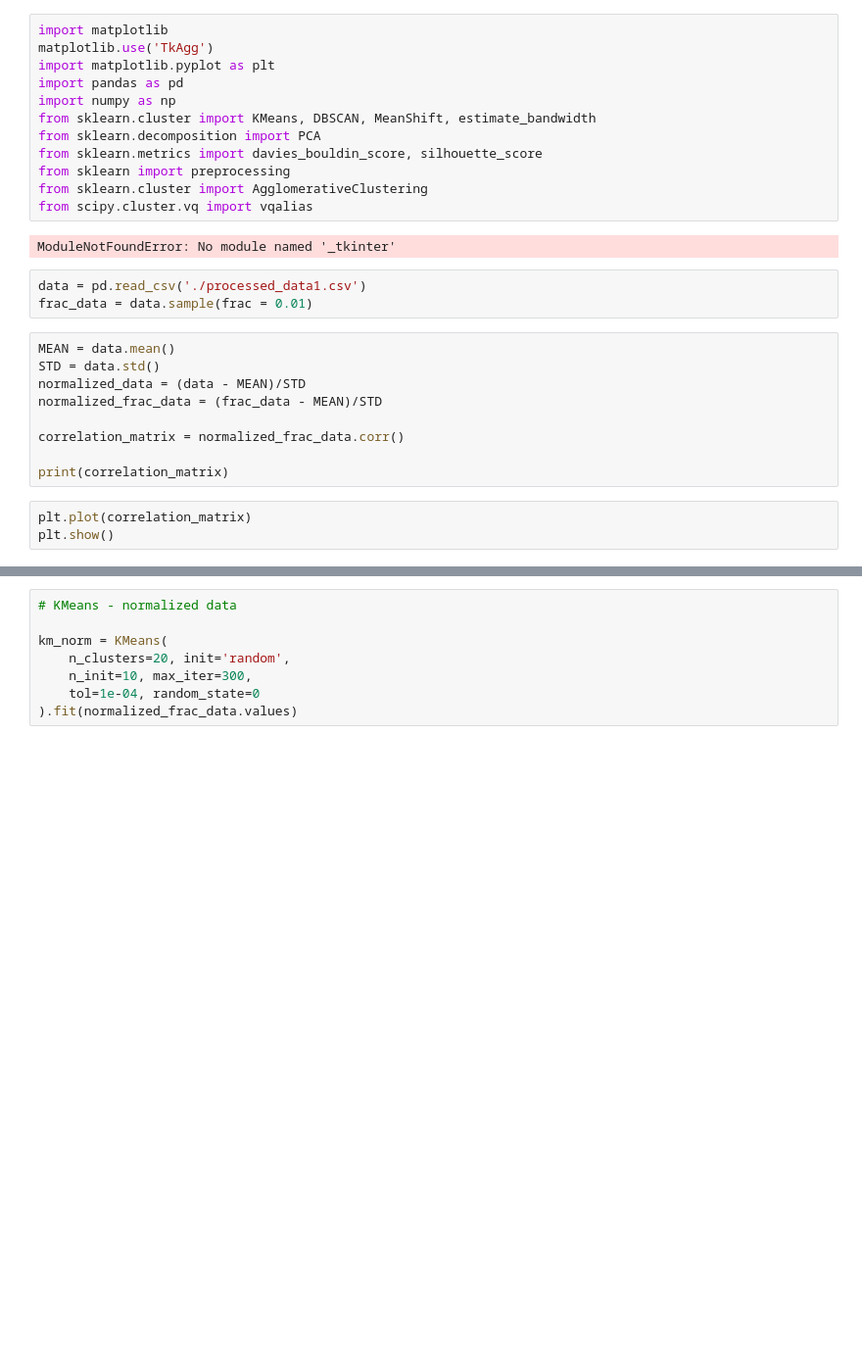
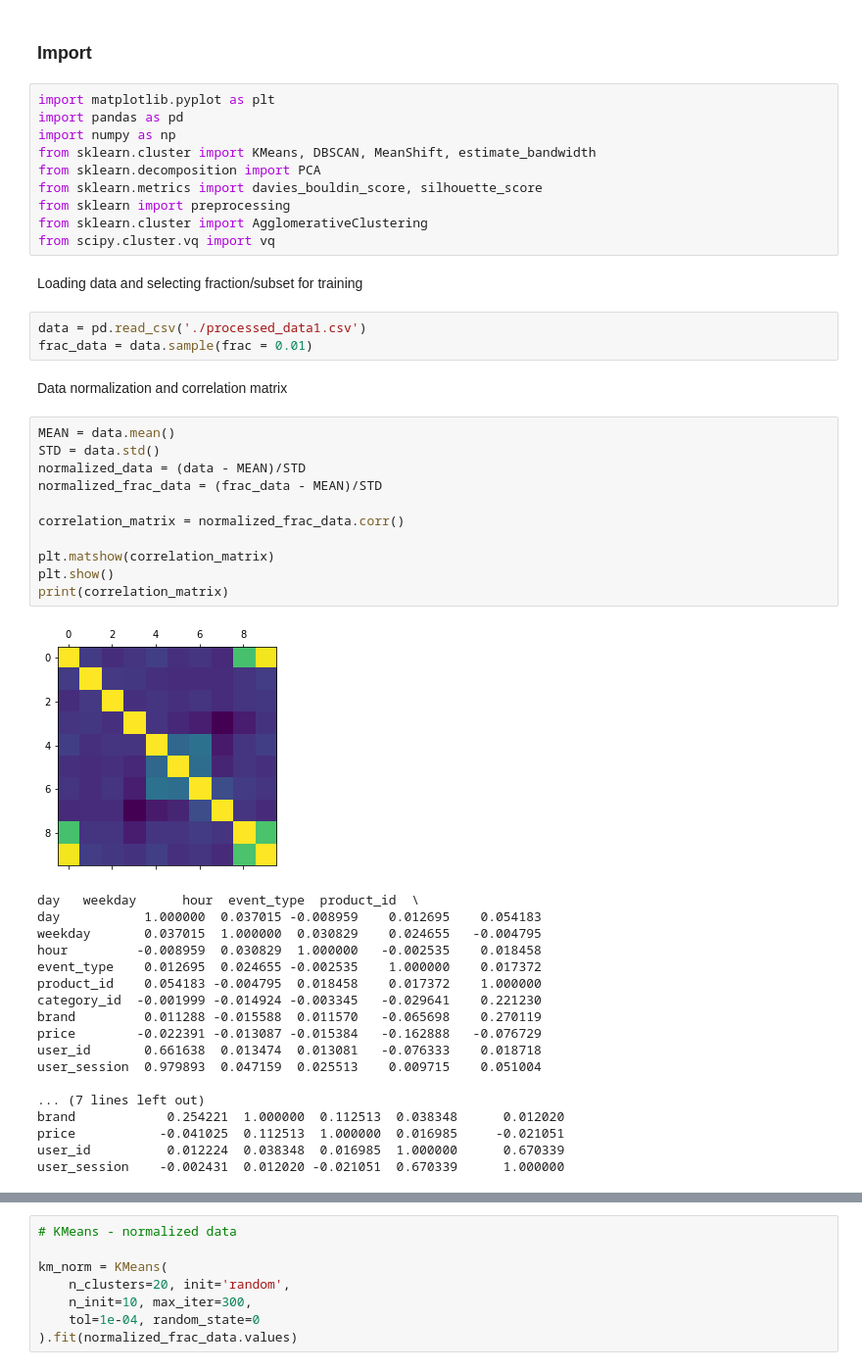
Before and after one commit to strahinja16/ml-clustering, a Jupyter notebook: main.ipynb, the cells around one changed output, grey strips where cells are left out. Shown: that part at 98% size. Drawn from its saved outputs; the diff is of its cells as text; blank space fills up the shorter version.

```diff
--- a/main.ipynb
+++ b/main.ipynb
@@ -1,6 +1,6 @@
+# %% [markdown]
+### Import
 # %%
-import matplotlib
-matplotlib.use('TkAgg')
 import matplotlib.pyplot as plt
 import pandas as pd
 import numpy as np
@@ -9,21 +9,41 @@ from sklearn.decomposition import PCA
 from sklearn.metrics import davies_bouldin_score, silhouette_score
 from sklearn import preprocessing
 from sklearn.cluster import AgglomerativeClustering
-from scipy.cluster.vq import vqalias
+from scipy.cluster.vq import vq
-# %% [output]
-ModuleNotFoundError: No module named '_tkinter'
+# %% [markdown]
+Loading data and selecting fraction/subset for training
 # %%
 data = pd.read_csv('./processed_data1.csv')
 frac_data = data.sample(frac = 0.01)
+# %% [markdown]
+Data normalization and correlation matrix
 # %%
 MEAN = data.mean()
 STD = data.std()
 normalized_data = (data - MEAN)/STD
 normalized_frac_data = (frac_data - MEAN)/STD
 
 correlation_matrix = normalized_frac_data.corr()
 
+plt.matshow(correlation_matrix)
+plt.show()
 print(correlation_matrix)
+# %% [output]
+[figure, added]
+day   weekday      hour  event_type  product_id  \
+day           1.000000  0.037015 -0.008959    0.012695    0.054183
+weekday       0.037015  1.000000  0.030829    0.024655   -0.004795
+hour         -0.008959  0.030829  1.000000   -0.002535    0.018458
+event_type    0.012695  0.024655 -0.002535    1.000000    0.017372
+product_id    0.054183 -0.004795  0.018458    0.017372    1.000000
+category_id  -0.001999 -0.014924 -0.003345   -0.029641    0.221230
+brand         0.011288 -0.015588  0.011570   -0.065698    0.270119
+price        -0.022391 -0.013087 -0.015384   -0.162888   -0.076729
+user_id       0.661638  0.013474  0.013081   -0.076333    0.018718
+user_session  0.979893  0.047159  0.025513    0.009715    0.051004
+
+... (7 lines left out)
+brand            0.254221  1.000000  0.112513  0.038348      0.012020
+price           -0.041025  0.112513  1.000000  0.016985     -0.021051
+user_id          0.012224  0.038348  0.016985  1.000000      0.670339
+user_session    -0.002431  0.012020 -0.021051  0.670339      1.000000
-# %%
-plt.plot(correlation_matrix)
-plt.show()
```
Also changed, not shown: parts of 30 cells of this notebook, 1 other file.
